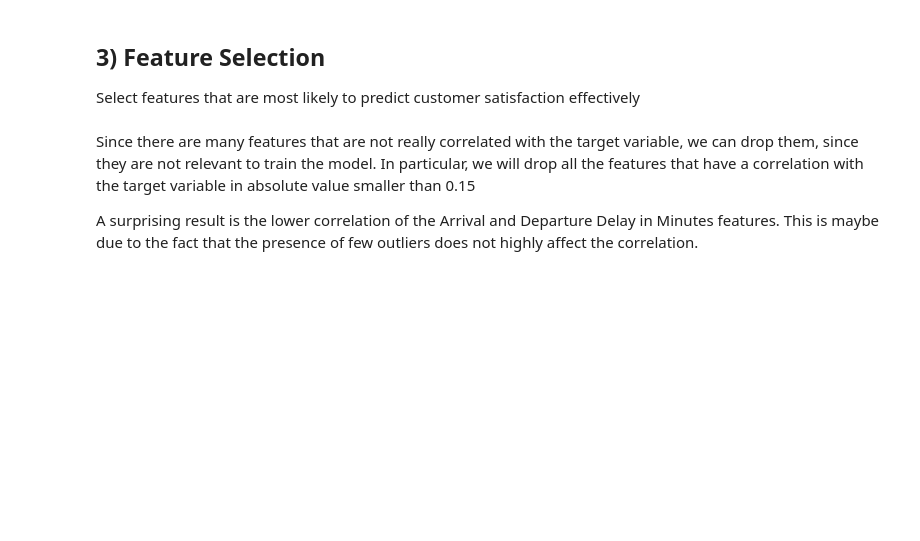
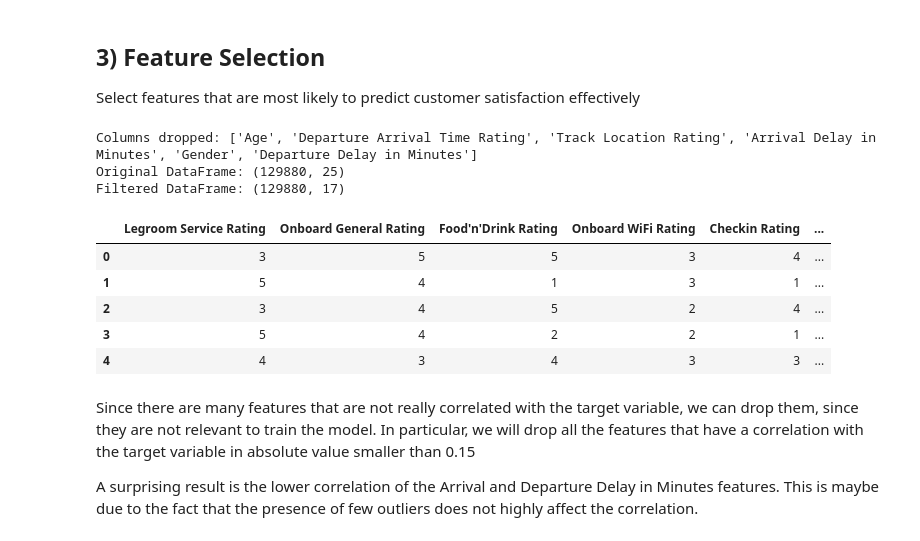
Before and after one commit to Mturco3/AI-ML-Project-2023-2024-285251, a Jupyter notebook: main-3.ipynb, the cells around one changed output. Drawn from its saved outputs; the diff is of its cells as text; code cells hidden in the pictures; blank space fills up the shorter version.

```diff
--- a/main-3.ipynb
+++ b/main-3.ipynb
@@ -439,3 +435,33 @@ final_df_trains = df_trains_filtered[selected_features]
+# %%
+# Define the correlation threshold
+threshold = 0.15
+
+# Create a mask to identify highly correlated columns
+high_corr_columns = correlation_matrix.loc[:, "Satisfied"]
+high_corr_columns = high_corr_columns[high_corr_columns < threshold].index.tolist()
+
+# Find column names to drop
+columns_to_drop = [col for col in high_corr_columns]
+print(f"Columns dropped: {columns_to_drop}")
+
+# Drop the identified columns from the DataFrame
+final_df_trains = df_trains_filtered.drop(columns=columns_to_drop)
+
+# Check the resulting DataFrame after dropping highly correlated columns
+
+print(f"Original DataFrame: {df_trains.shape}")
+print(f"Filtered DataFrame: {final_df_trains.shape}")
+final_df_trains.head()
+# %% [output]
+Columns dropped: ['Age', 'Departure Arrival Time Rating', 'Track Location Rating', 'Arrival Delay in Minutes', 'Gender', 'Departure Delay in Minutes']
+Original DataFrame: (129880, 25)
+Filtered DataFrame: (129880, 17)
+|  | Legroom Service Rating | Onboard General Rating | Food'n'Drink Rating | Onboard WiFi Rating | Checkin Rating | ... |
+| 0 | 3 | 5 | 5 | 3 | 4 | ... |
+| 1 | 5 | 4 | 1 | 3 | 1 | ... |
+| 2 | 3 | 4 | 5 | 2 | 4 | ... |
+| 3 | 5 | 4 | 2 | 2 | 1 | ... |
+| 4 | 4 | 3 | 4 | 3 | 3 | ... |
 # %% [markdown]
 Since there are many features that are not really correlated with the target variable, we can drop them, since they are not relevant to train the model. In particular, we will drop all the features that have a correlation with the target variable in absolute value smaller than 0.15
 
```
Also changed, not shown: parts of 9 cells of this notebook, 2 other files.
